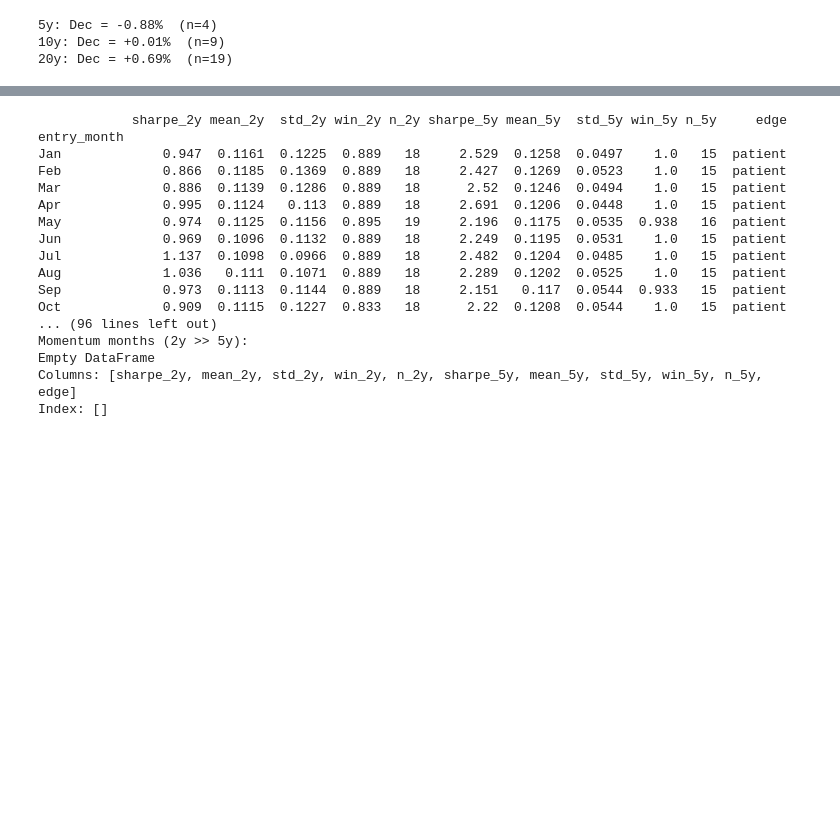
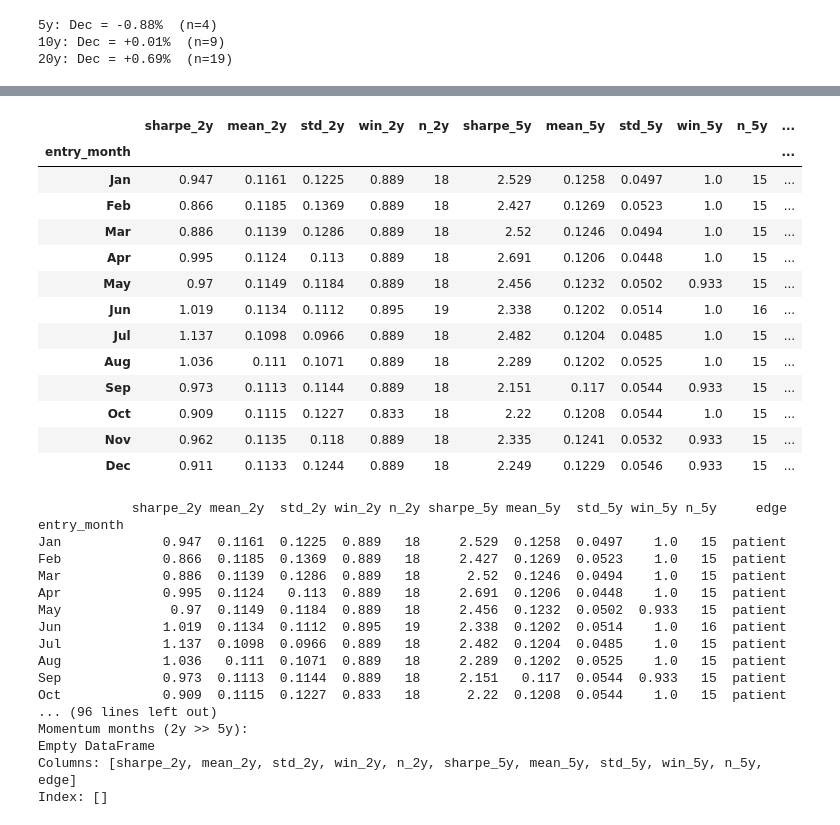
Before and after one commit to pjseoane/yAPI3, a Jupyter notebook: notebooks/3. Seasonality test.ipynb, the cells around one changed output, grey strips where cells are left out. Saved outputs shown, nothing was run; the diff lists cells and outputs as text; code cells hidden in the pictures; blank space fills up the shorter version.

Commit message:
pandas en seasonality

```diff
--- a/notebooks/3. Seasonality test.ipynb
+++ b/notebooks/3. Seasonality test.ipynb
@@ -142,7 +142,24 @@ quant.seasonality_heatmap_data (symbol='AAPL', period = '20y')
 21 rows × 53 columns
+# %%
+df = quant.seasonality_holding_sharpe("SPY", period="20y", holding_years=[2, 5])
+df
+# %% [output]
+|  | sharpe_2y | mean_2y | std_2y | win_2y | n_2y | sharpe_5y | mean_5y | std_5y | win_5y | n_5y | ... |
+| entry_month |  |  |  |  |  |  |  |  |  |  | ... |
+| Jan | 0.947 | 0.1161 | 0.1225 | 0.889 | 18 | 2.529 | 0.1258 | 0.0497 | 1.0 | 15 | ... |
+| Feb | 0.866 | 0.1185 | 0.1369 | 0.889 | 18 | 2.427 | 0.1269 | 0.0523 | 1.0 | 15 | ... |
+| Mar | 0.886 | 0.1139 | 0.1286 | 0.889 | 18 | 2.52 | 0.1246 | 0.0494 | 1.0 | 15 | ... |
+| Apr | 0.995 | 0.1124 | 0.113 | 0.889 | 18 | 2.691 | 0.1206 | 0.0448 | 1.0 | 15 | ... |
+| May | 0.97 | 0.1149 | 0.1184 | 0.889 | 18 | 2.456 | 0.1232 | 0.0502 | 0.933 | 15 | ... |
+| Jun | 1.019 | 0.1134 | 0.1112 | 0.895 | 19 | 2.338 | 0.1202 | 0.0514 | 1.0 | 16 | ... |
+| Jul | 1.137 | 0.1098 | 0.0966 | 0.889 | 18 | 2.482 | 0.1204 | 0.0485 | 1.0 | 15 | ... |
+| Aug | 1.036 | 0.111 | 0.1071 | 0.889 | 18 | 2.289 | 0.1202 | 0.0525 | 1.0 | 15 | ... |
+| Sep | 0.973 | 0.1113 | 0.1144 | 0.889 | 18 | 2.151 | 0.117 | 0.0544 | 0.933 | 15 | ... |
+| Oct | 0.909 | 0.1115 | 0.1227 | 0.833 | 18 | 2.22 | 0.1208 | 0.0544 | 1.0 | 15 | ... |
+| Nov | 0.962 | 0.1135 | 0.118 | 0.889 | 18 | 2.335 | 0.1241 | 0.0532 | 0.933 | 15 | ... |
+| Dec | 0.911 | 0.1133 | 0.1244 | 0.889 | 18 | 2.249 | 0.1229 | 0.0546 | 0.933 | 15 | ... |
 # %%
-df = quant.seasonality_holding_sharpe("SPY", period="20y", holding_years=[2, 5])
-print(df.to_string())
+
 
 # Best months to buy for 2-year hold
 print("\nBest 2y entry months:")
@@ -165,8 +182,8 @@ Jan             0.947  0.1161  0.1225  0.889   18     2.529  0.1258  0.0497    1
 Feb             0.866  0.1185  0.1369  0.889   18     2.427  0.1269  0.0523    1.0   15  patient
 Mar             0.886  0.1139  0.1286  0.889   18      2.52  0.1246  0.0494    1.0   15  patient
 Apr             0.995  0.1124   0.113  0.889   18     2.691  0.1206  0.0448    1.0   15  patient
-May             0.974  0.1125  0.1156  0.895   19     2.196  0.1175  0.0535  0.938   16  patient
-Jun             0.969  0.1096  0.1132  0.889   18     2.249  0.1195  0.0531    1.0   15  patient
+May              0.97  0.1149  0.1184  0.889   18     2.456  0.1232  0.0502  0.933   15  patient
+Jun             1.019  0.1134  0.1112  0.895   19     2.338  0.1202  0.0514    1.0   16  patient
 Jul             1.137  0.1098  0.0966  0.889   18     2.482  0.1204  0.0485    1.0   15  patient
 Aug             1.036   0.111  0.1071  0.889   18     2.289  0.1202  0.0525    1.0   15  patient
 Sep             0.973  0.1113  0.1144  0.889   18     2.151   0.117  0.0544  0.933   15  patient
```
Also changed, not shown: parts of 5 cells of this notebook.
